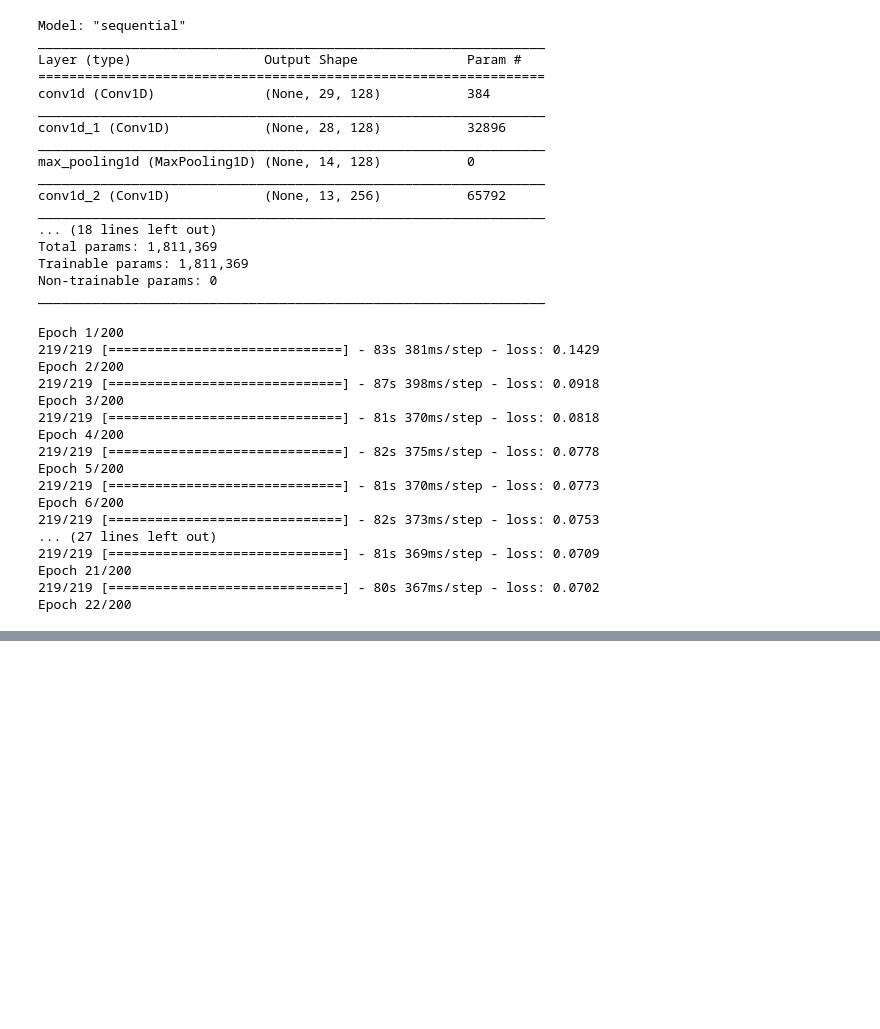
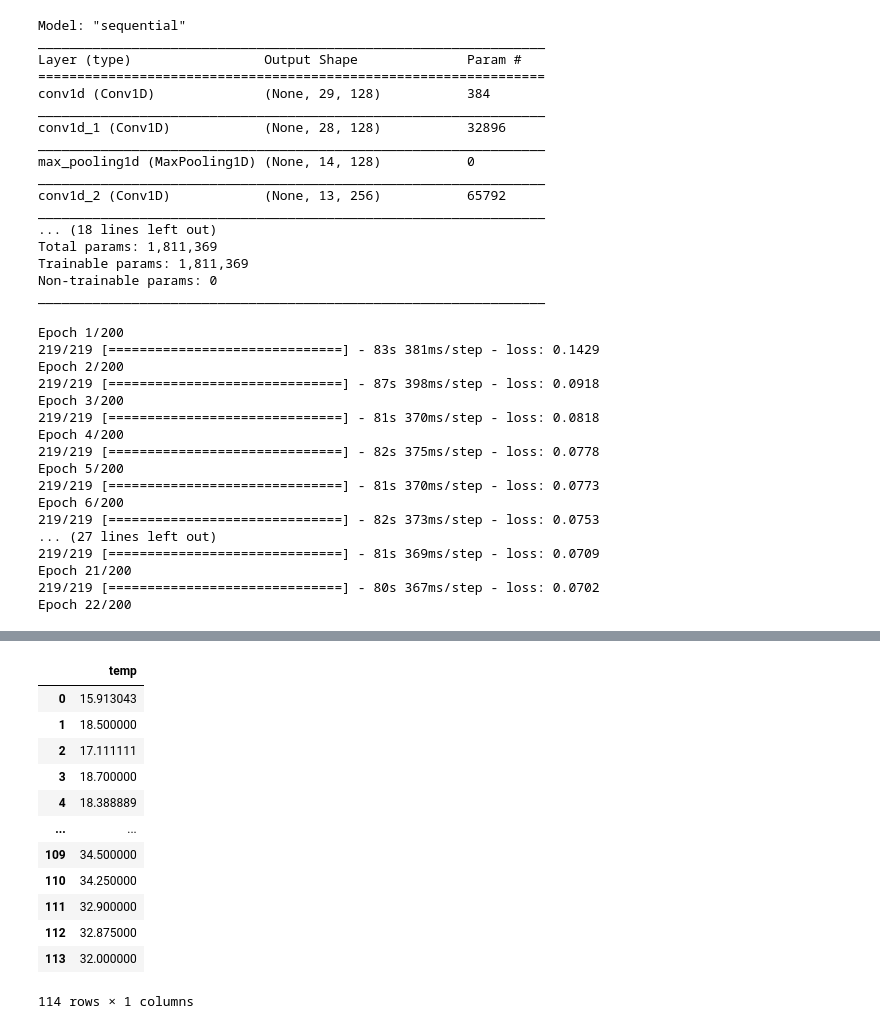
Before and after one commit to i-shitizkhanna/Time-Series-Forecasting, a Jupyter notebook: TimeSeries.ipynb, the cells around one changed output, grey strips where cells are left out. Cells and saved outputs as stored; diff of their text form; code cells hidden in the pictures; blank space fills up the shorter version.

```diff
--- a/TimeSeries.ipynb
+++ b/TimeSeries.ipynb
@@ -333,0 +416,17 @@ print(f'{mse} {mae}')
+# %%
+test_data_temp=pd.DataFrame(list(timeseries_test["meantemp"]),columns=["temp"])
+test_data_temp
+# %% [output]
+|  | temp |
+| 0 | 15.913043 |
+| 1 | 18.500000 |
+| 2 | 17.111111 |
+| 3 | 18.700000 |
+| 4 | 18.388889 |
+| ... | ... |
+| 109 | 34.500000 |
+| 110 | 34.250000 |
+| 111 | 32.900000 |
+| 112 | 32.875000 |
+| 113 | 32.000000 |
+114 rows × 1 columns
```
Also changed, not shown: parts of 20 cells of this notebook.
